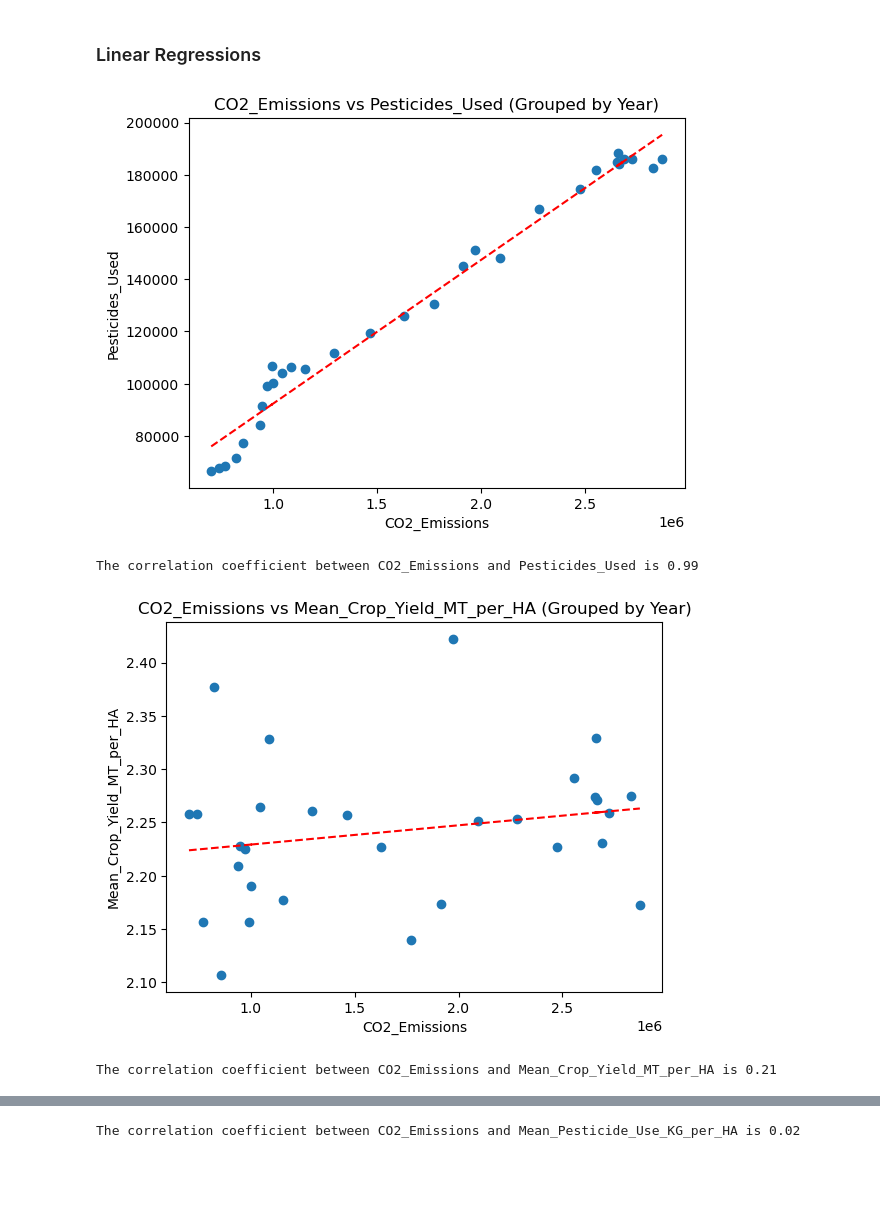
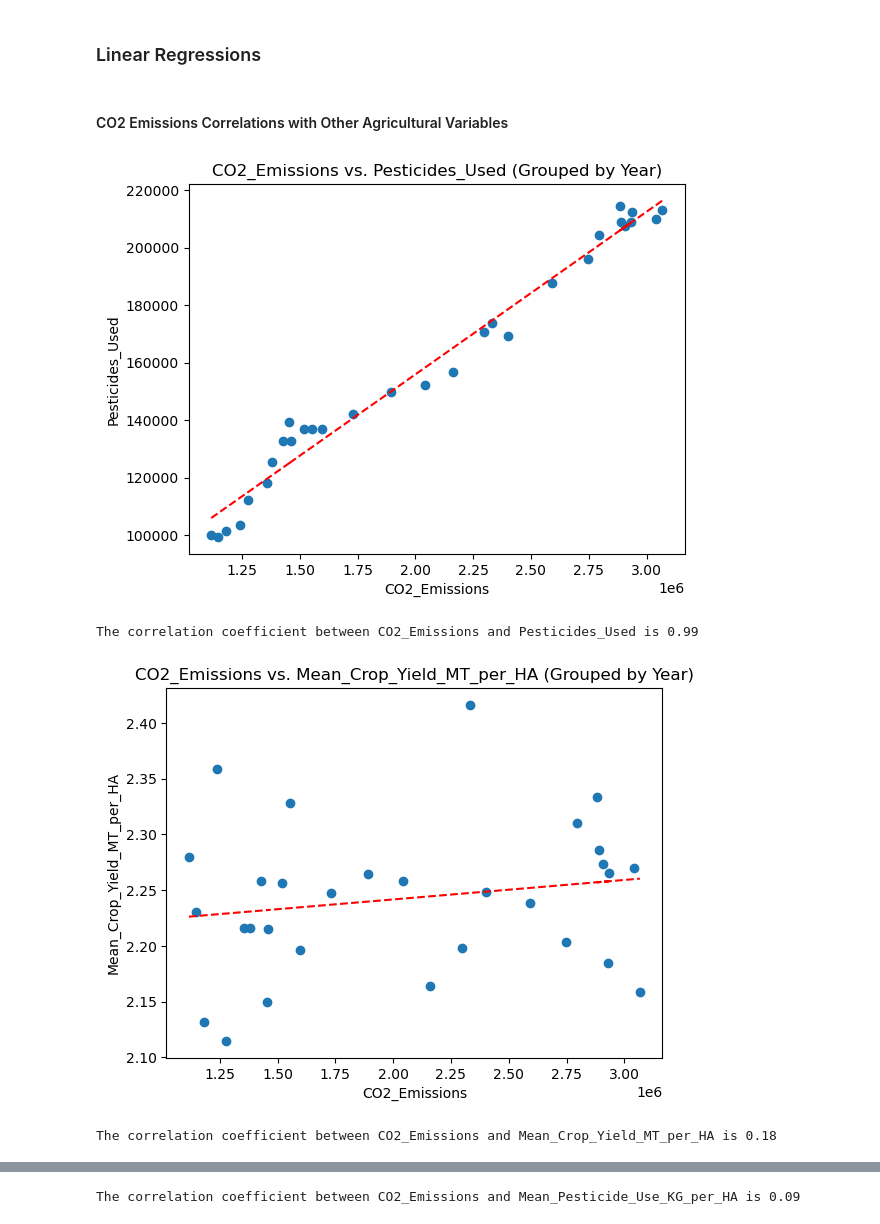
Before and after one commit to EdGonz44/Project-3, a Jupyter notebook: jenny-folder/code-jj2.ipynb, the cells around one changed output, grey strips where cells are left out. Cells and saved outputs as stored; diff of their text form; code cells hidden in the pictures; blank space fills up the shorter version.

Commit message:
linear regressions, box plots, bar charts

```diff
--- a/jenny-folder/code-jj2.ipynb
+++ b/jenny-folder/code-jj2.ipynb
@@ -112,7 +108,8 @@ cc_impact_on_ag_df = pd.read_csv('Resources/climate_change_impact_on_agriculture
 cc_impact_on_ag_df = cc_impact_on_ag_df[['Year', 'Country', 'Crop_Yield_MT_per_HA', 'Pesticide_Use_KG_per_HA']]
 cc_impact_grouped = cc_impact_on_ag_df.groupby(['Country', 'Year']).mean().reset_index()
 cc_impact_grouped.columns = ['Country', 'Year', 'Mean_Crop_Yield_MT_per_HA', 'Mean_Pesticide_Use_KG_per_HA']
-cc_impact_grouped.head()
+cc_impact_grouped['Country'] = cc_impact_grouped['Country'].replace('USA', 'United States')
+cc_impact_grouped
 # %% [output]
 |  | Country | Year | Mean_Crop_Yield_MT_per_HA | Mean_Pesticide_Use_KG_per_HA |
 | 0 | Argentina | 1990 | 2.400480 | 26.308400 |
@@ -252,0 +302,17 @@ merged_df.describe()
+# %%
+def plot_pie_chart(df, categorical_var, numerical_var, title):
+
+    # Group by the categorical variable and sum the numerical variable
+    grouped_data = df.groupby(categorical_var)[numerical_var].sum()
+
+    plt.figure(figsize=(6, 6))  # Set figure size
+    plt.pie(grouped_data, labels=grouped_data.index, autopct='%1.1f%%', startangle=0, shadow=True)
+
+    plt.title(title)  # Set title
+    plt.axis('equal')  # Set axis to 'equal' for a circular pie chart
+    plt.show()
+# %%
+vars = ['CO2_Emissions', 'Pesticides_Used', 'Mean_Crop_Yield_MT_per_HA', 'Mean_Pesticide_Use_KG_per_HA']
+
+for var in vars:
+    plot_pie_chart(merged_df, 'Country', var, f"Country vs {var}")
@@ -282,7 +377,7 @@ def plot_correlation(df, x_label, y_label, agg_func='mean'):
     plt.plot(x, line, "--", color='red')  # Use red dashed line for the regression line
     plt.xlabel(x_label)
     plt.ylabel(y_label)
-    plt.title(f"{x_label} vs {y_label} (Grouped by Year)")
+    plt.title(f"{x_label} vs. {y_label} (Grouped by Year)")
     plt.show()
 
     # Print the Pearson correlation coefficient
@@ -291,12 +432,14 @@ def plot_correlation(df, x_label, y_label, agg_func='mean'):
+# %% [markdown]
+#### CO2 Emissions Correlations with Other Agricultural Variables
 # %%
 # list to loop through
 crop_vars = ['Pesticides_Used', 'Mean_Crop_Yield_MT_per_HA', 'Mean_Pesticide_Use_KG_per_HA']
 
 # Loop through list to investigate the correlation between CO2 emissions and other variables
 for var in crop_vars:
-    plot_correlation(merged_df, 'CO2_Emissions', var, agg_func='mean')
+    plot_correlation(merged_df, 'CO2_Emissions', var, 'mean')
 # %% [output]
-[figure, old version]
+[figure, new version]
 The correlation coefficient between CO2_Emissions and Pesticides_Used is 0.99
-[figure, old version]
+[figure, new version]
-The correlation coefficient between CO2_Emissions and Mean_Crop_Yield_MT_per_HA is 0.21
+The correlation coefficient between CO2_Emissions and Mean_Crop_Yield_MT_per_HA is 0.18
@@ -304 +447 @@ The correlation coefficient between CO2_Emissions and Mean_Crop_Yield_MT_per_HA
-The correlation coefficient between CO2_Emissions and Mean_Pesticide_Use_KG_per_HA is 0.02
+The correlation coefficient between CO2_Emissions and Mean_Pesticide_Use_KG_per_HA is 0.09
```
Also changed, not shown: parts of 37 cells of this notebook, 15 other files.
